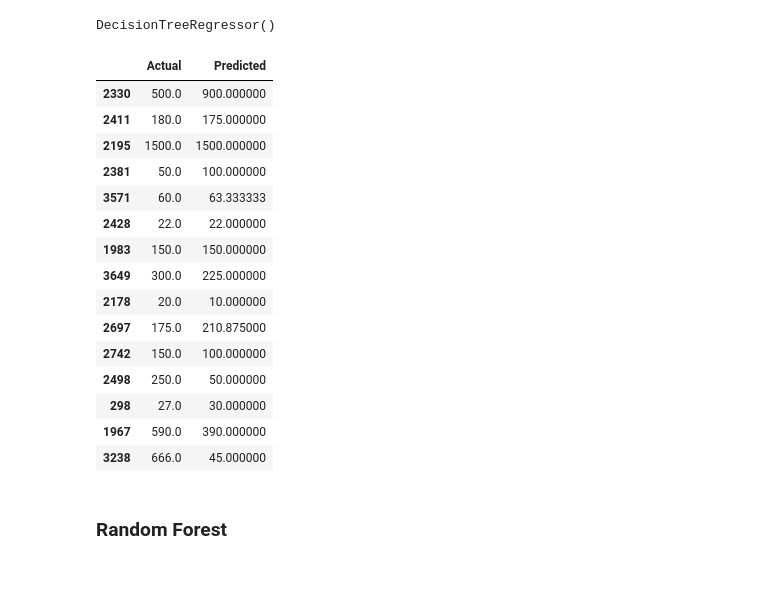
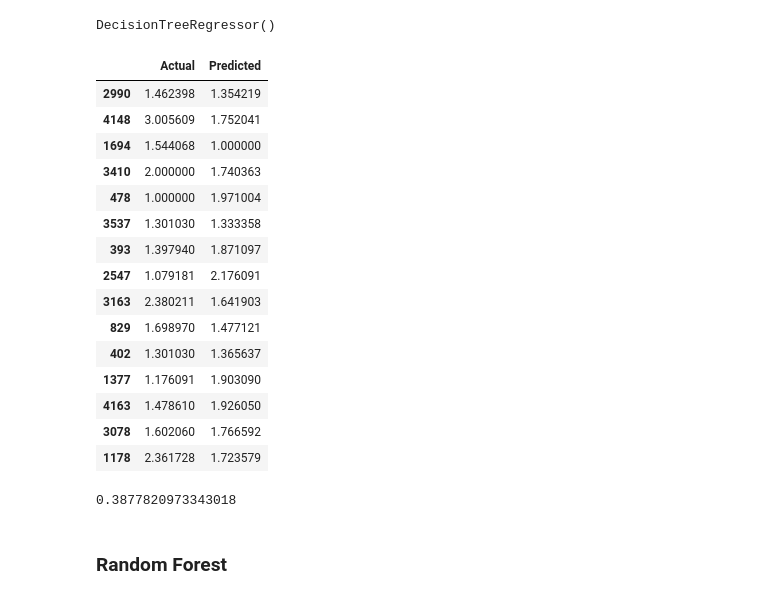
Before and after one commit to aortiz224/bootcamp_finalproject, a Jupyter notebook: Notebook/ML_finalproject.ipynb, the cells around one changed output. Drawn from its saved outputs; the diff is of its cells as text; code cells hidden in the pictures.

```diff
--- a/Notebook/ML_finalproject.ipynb
+++ b/Notebook/ML_finalproject.ipynb
@@ -147,7 +147,7 @@ X.head()
 | 4 | 0 | 2 | 1 | 2 | 1 | 0 | 0 | ... |
 5 rows × 521 columns
 # %%
-y= df_ml2['price']
+y= df_ml2['price_log10']
 # %%
 X_train, X_test, y_train, y_test = train_test_split(X, y, random_state=42, train_size=0.80)
 # %%
@@ -167,21 +167,25 @@ DecisionTreeRegressor()
 predictions= model.predict(X_test_scaled)
 # %%
 df= pd.DataFrame({'Actual':y_test, "Predicted":predictions})
-df.head(15)
+df.sample(15)
 # %% [output]
 |  | Actual | Predicted |
-| 2330 | 500.0 | 900.000000 |
-| 2411 | 180.0 | 175.000000 |
-| 2195 | 1500.0 | 1500.000000 |
-| 2381 | 50.0 | 100.000000 |
-| 3571 | 60.0 | 63.333333 |
-| 2428 | 22.0 | 22.000000 |
-| 1983 | 150.0 | 150.000000 |
-| 3649 | 300.0 | 225.000000 |
-| 2178 | 20.0 | 10.000000 |
-| 2697 | 175.0 | 210.875000 |
-| 2742 | 150.0 | 100.000000 |
-| 2498 | 250.0 | 50.000000 |
-| 298 | 27.0 | 30.000000 |
-| 1967 | 590.0 | 390.000000 |
-| 3238 | 666.0 | 45.000000 |
+| 2990 | 1.462398 | 1.354219 |
+| 4148 | 3.005609 | 1.752041 |
+| 1694 | 1.544068 | 1.000000 |
+| 3410 | 2.000000 | 1.740363 |
+| 478 | 1.000000 | 1.971004 |
+| 3537 | 1.301030 | 1.333358 |
+| 393 | 1.397940 | 1.871097 |
+| 2547 | 1.079181 | 2.176091 |
+| 3163 | 2.380211 | 1.641903 |
+| 829 | 1.698970 | 1.477121 |
+| 402 | 1.301030 | 1.365637 |
+| 1377 | 1.176091 | 1.903090 |
+| 4163 | 1.478610 | 1.926050 |
+| 3078 | 1.602060 | 1.766592 |
+| 1178 | 2.361728 | 1.723579 |
+# %%
+model.score(X_test_scaled, y_test)
+# %% [output]
+0.3877820973343018
```
Also changed, not shown: parts of 5 cells of this notebook, 1 other file.
